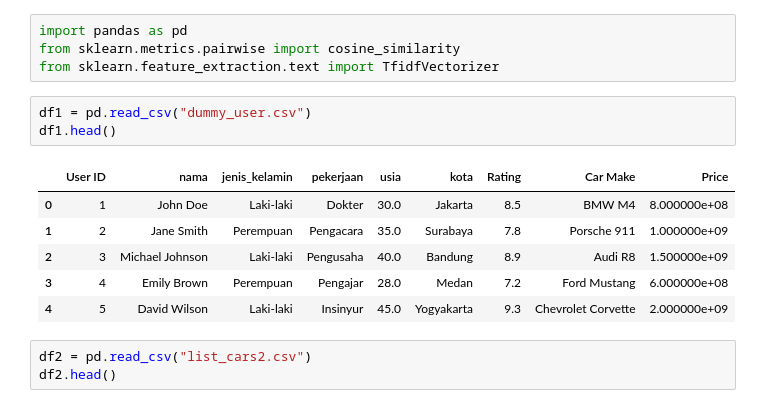
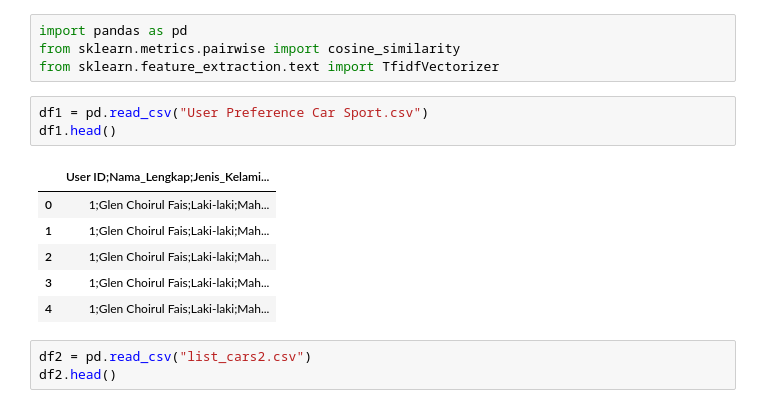
Before and after one commit to Hello-Herro/Garasi-Drift-2.0, a Jupyter notebook: main.ipynb, the cells around one changed output. Saved outputs shown, nothing was run; the diff lists cells and outputs as text.

```diff
--- a/main.ipynb
+++ b/main.ipynb
@@ -3,15 +3,15 @@ import pandas as pd
 from sklearn.metrics.pairwise import cosine_similarity
 from sklearn.feature_extraction.text import TfidfVectorizer
 # %%
-df1 = pd.read_csv("dummy_user.csv")
+df1 = pd.read_csv("User Preference Car Sport.csv")
 df1.head()
 # %% [output]
-|  | User ID | nama | jenis_kelamin | pekerjaan | usia | kota | Rating | Car Make | Price |
-| 0 | 1 | John Doe | Laki-laki | Dokter | 30.0 | Jakarta | 8.5 | BMW M4 | 8.000000e+08 |
-| 1 | 2 | Jane Smith | Perempuan | Pengacara | 35.0 | Surabaya | 7.8 | Porsche 911 | 1.000000e+09 |
-| 2 | 3 | Michael Johnson | Laki-laki | Pengusaha | 40.0 | Bandung | 8.9 | Audi R8 | 1.500000e+09 |
-| 3 | 4 | Emily Brown | Perempuan | Pengajar | 28.0 | Medan | 7.2 | Ford Mustang | 6.000000e+08 |
-| 4 | 5 | David Wilson | Laki-laki | Insinyur | 45.0 | Yogyakarta | 9.3 | Chevrolet Corvette | 2.000000e+09 |
+|  | User ID;Nama_Lengkap;Jenis_Kelami... |
+| 0 | 1;Glen Choirul Fais;Laki-laki;Mah... |
+| 1 | 1;Glen Choirul Fais;Laki-laki;Mah... |
+| 2 | 1;Glen Choirul Fais;Laki-laki;Mah... |
+| 3 | 1;Glen Choirul Fais;Laki-laki;Mah... |
+| 4 | 1;Glen Choirul Fais;Laki-laki;Mah... |
 # %%
 df2 = pd.read_csv("list_cars2.csv")
 df2.head()
```
Also changed, not shown: parts of 12 cells of this notebook, 3 other files.
